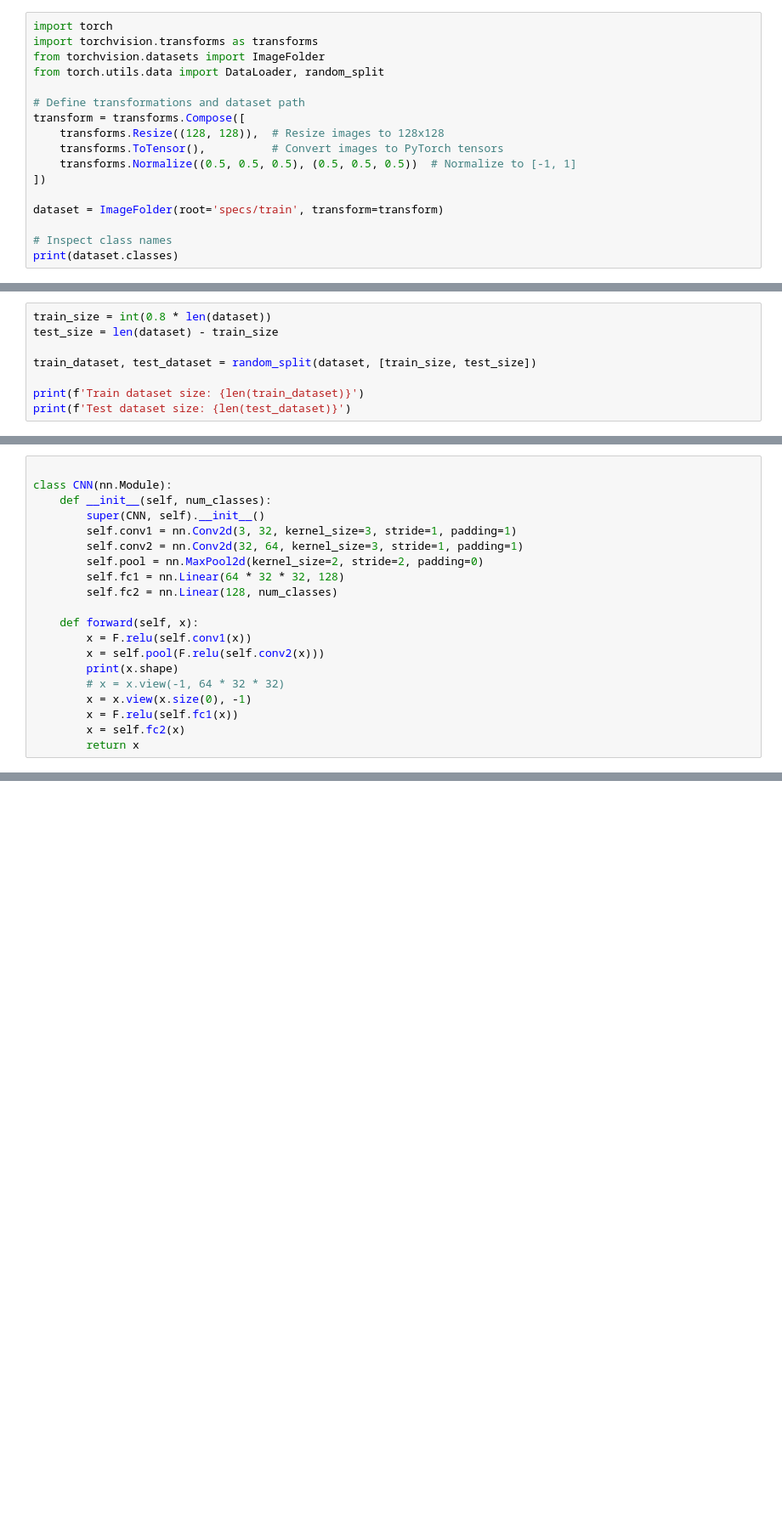
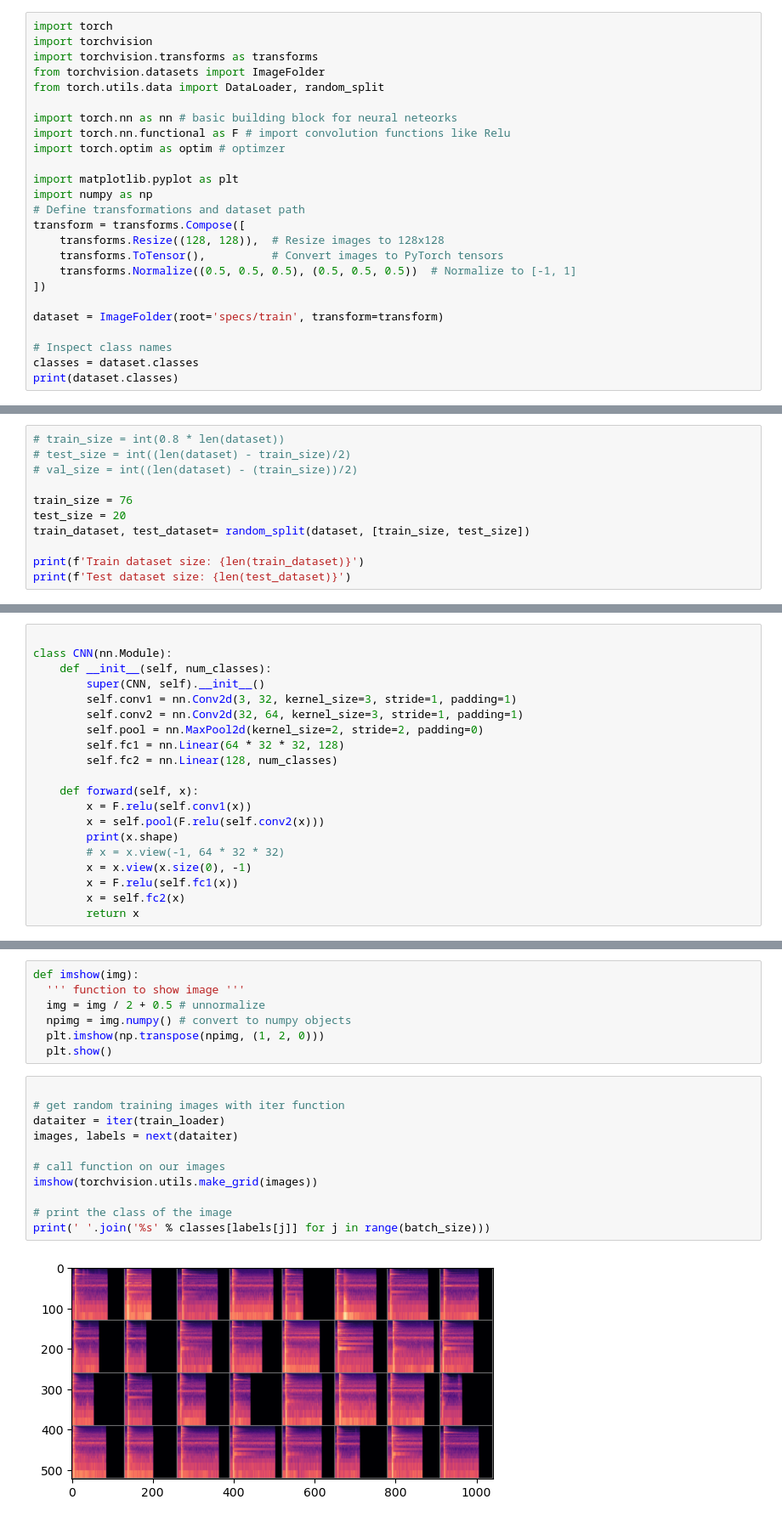
Before and after one commit to loopyNid/appliedMachineLearningSound, a Jupyter notebook: testModel2.ipynb, the cells around one changed output, grey strips where cells are left out. Shown at 85% size. Drawn from its saved outputs; the diff is of its cells as text; blank space fills up the shorter version.

Commit message:
adds cnn visualization

```diff
--- a/testModel2.ipynb
+++ b/testModel2.ipynb
@@ -1,9 +1,16 @@
 # %%
 import torch
+import torchvision
 import torchvision.transforms as transforms
 from torchvision.datasets import ImageFolder
 from torch.utils.data import DataLoader, random_split
 
+import torch.nn as nn # basic building block for neural neteorks
+import torch.nn.functional as F # import convolution functions like Relu
+import torch.optim as optim # optimzer
+
+import matplotlib.pyplot as plt
+import numpy as np
 # Define transformations and dataset path
 transform = transforms.Compose([
     transforms.Resize((128, 128)),  # Resize images to 128x128
@@ -14,6 +21,7 @@ transform = transforms.Compose([
 dataset = ImageFolder(root='specs/train', transform=transform)
 
 # Inspect class names
+classes = dataset.classes
 print(dataset.classes)
 # %% [output]
 ['Aluminum', 'Brass', 'Bronze']
@@ -20,8 +32,11 @@ print(dataset.classes)
 # %%
-train_size = int(0.8 * len(dataset))
-test_size = len(dataset) - train_size
+# train_size = int(0.8 * len(dataset))
+# test_size = int((len(dataset) - train_size)/2)
+# val_size = int((len(dataset) - (train_size))/2)
 
-train_dataset, test_dataset = random_split(dataset, [train_size, test_size])
+train_size = 76
+test_size = 20
+train_dataset, test_dataset= random_split(dataset, [train_size, test_size])
 
 print(f'Train dataset size: {len(train_dataset)}')
 print(f'Test dataset size: {len(test_dataset)}')
@@ -136,0 +203,20 @@ RuntimeError: mat1 and mat2 shapes cannot be multiplied (32x262144 and 65536x128
+# %%
+def imshow(img):
+  ''' function to show image '''
+  img = img / 2 + 0.5 # unnormalize
+  npimg = img.numpy() # convert to numpy objects
+  plt.imshow(np.transpose(npimg, (1, 2, 0)))
+  plt.show()
+# %%
+
+# get random training images with iter function
+dataiter = iter(train_loader)
+images, labels = next(dataiter)
+
+# call function on our images
+imshow(torchvision.utils.make_grid(images))
+
+# print the class of the image
+print(' '.join('%s' % classes[labels[j]] for j in range(batch_size)))
+# %% [output]
+[figure, added]
```
Also changed, not shown: parts of 14 cells of this notebook.
